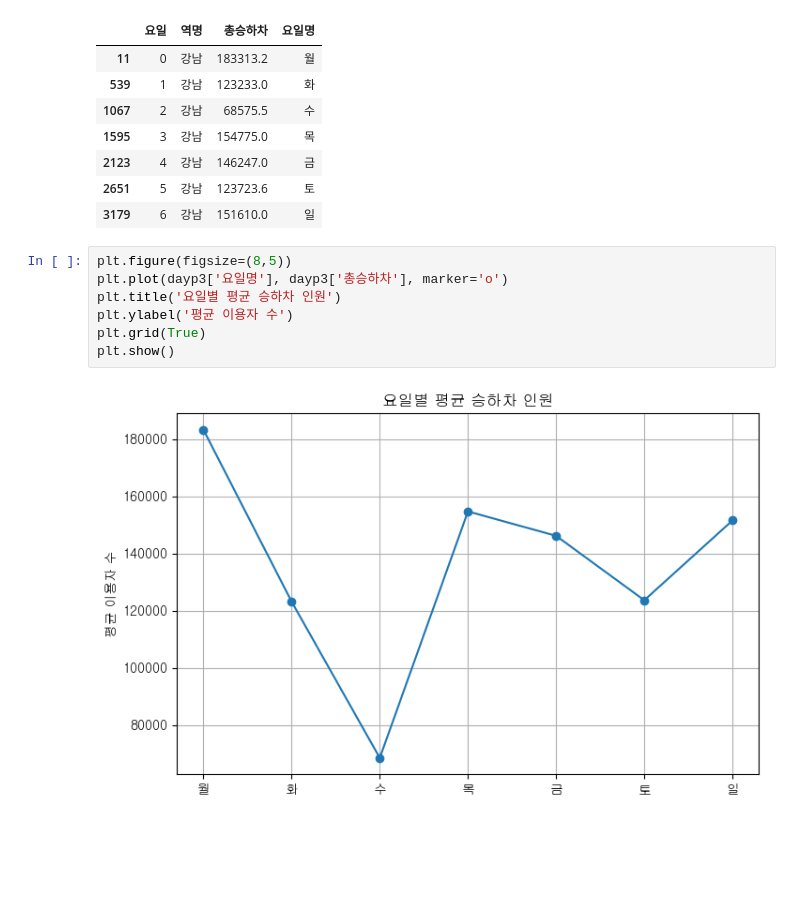
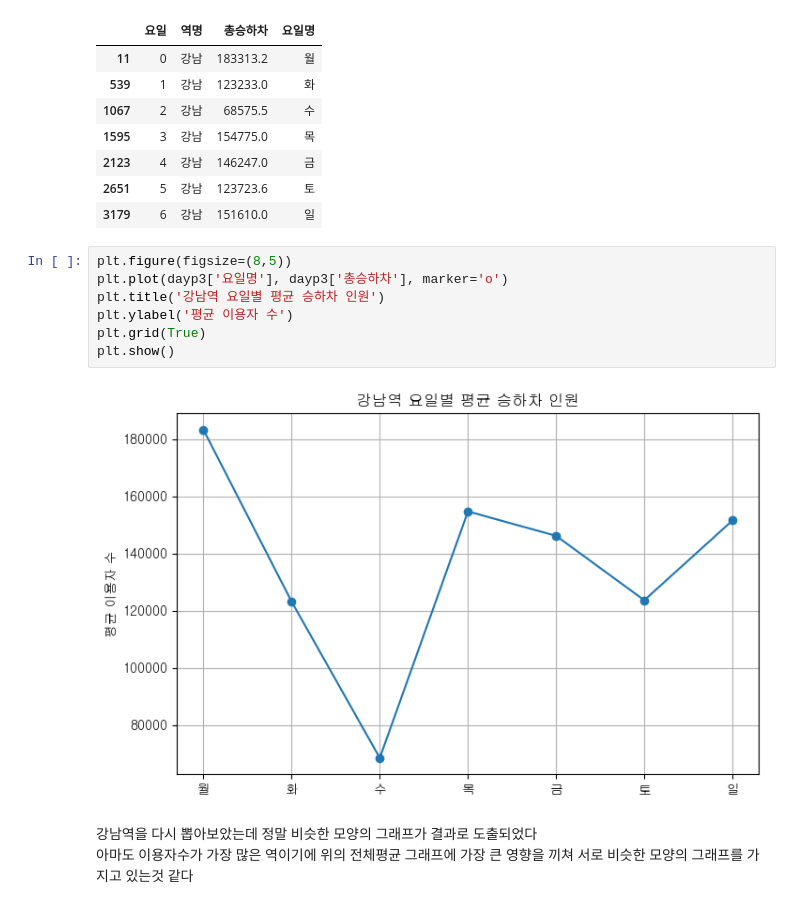
Before and after one commit to bhjin97/hipython_rep, a Jupyter notebook: 01_data_anal_proj/데이터분석 _미니프로젝트.ipynb, the cells around one changed output. Drawn from its saved outputs; the diff is of its cells as text; blank space fills up the shorter version.

```diff
--- a/01_data_anal_proj/데이터분석 _미니프로젝트.ipynb
+++ b/01_data_anal_proj/데이터분석 _미니프로젝트.ipynb
@@ -160,9 +170,12 @@ dayp3
 # %%
 plt.figure(figsize=(8,5))
 plt.plot(dayp3['요일명'], dayp3['총승하차'], marker='o')
-plt.title('요일별 평균 승하차 인원')
+plt.title('강남역 요일별 평균 승하차 인원')
 plt.ylabel('평균 이용자 수')
 plt.grid(True)
 plt.show()
 # %% [output]
-[figure, old version]
+[figure, new version]
+# %% [markdown]
+강남역을 다시 뽑아보았는데 정말 비슷한 모양의 그래프가 결과로 도출되었다
+아마도 이용자수가 가장 많은 역이기에 위의 전체평균 그래프에 가장 큰 영향을 끼쳐 서로 비슷한 모양의 그래프를 가지고 있는것 같다
```
Also changed, not shown: parts of 14 cells of this notebook.
